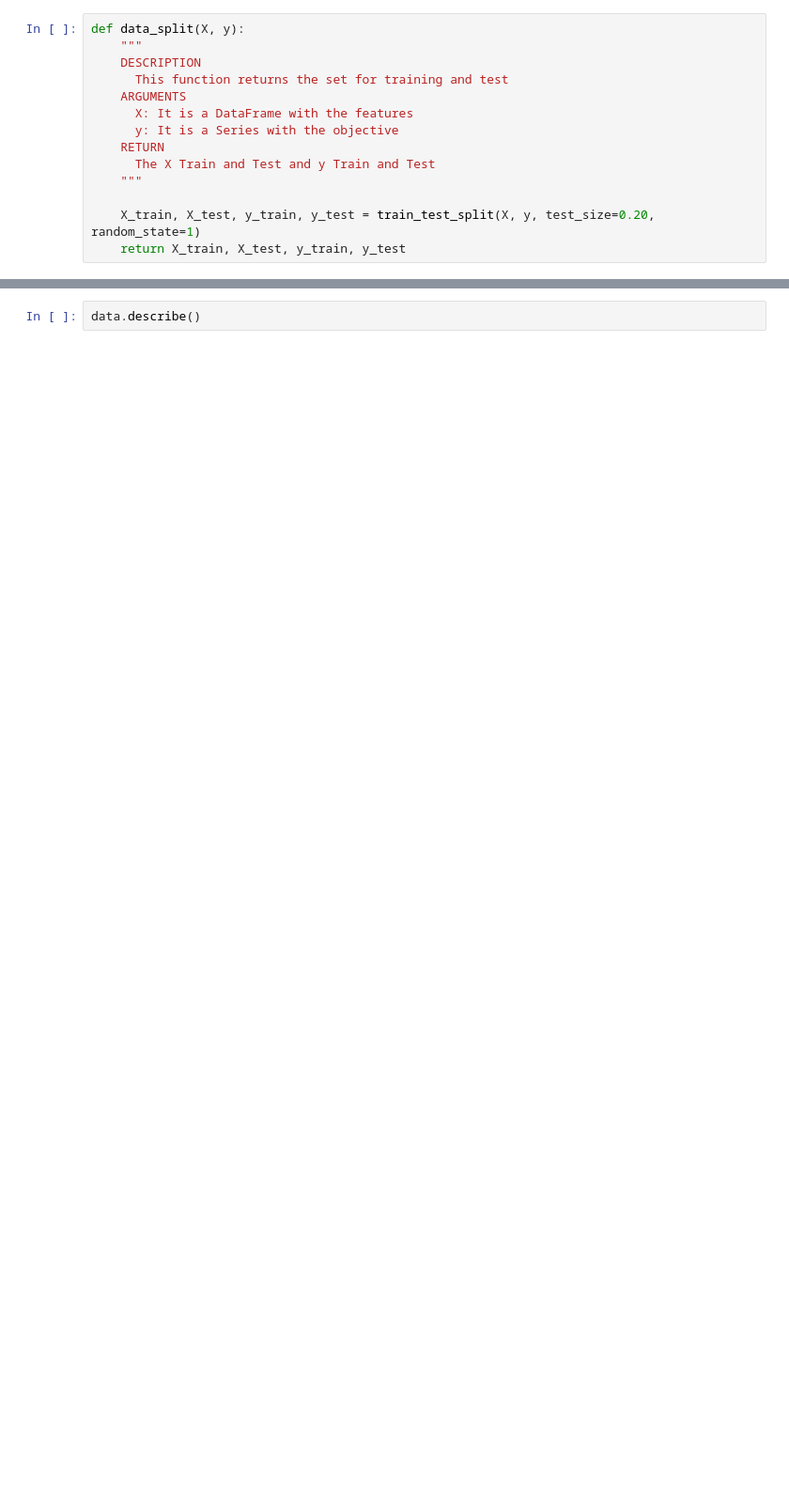
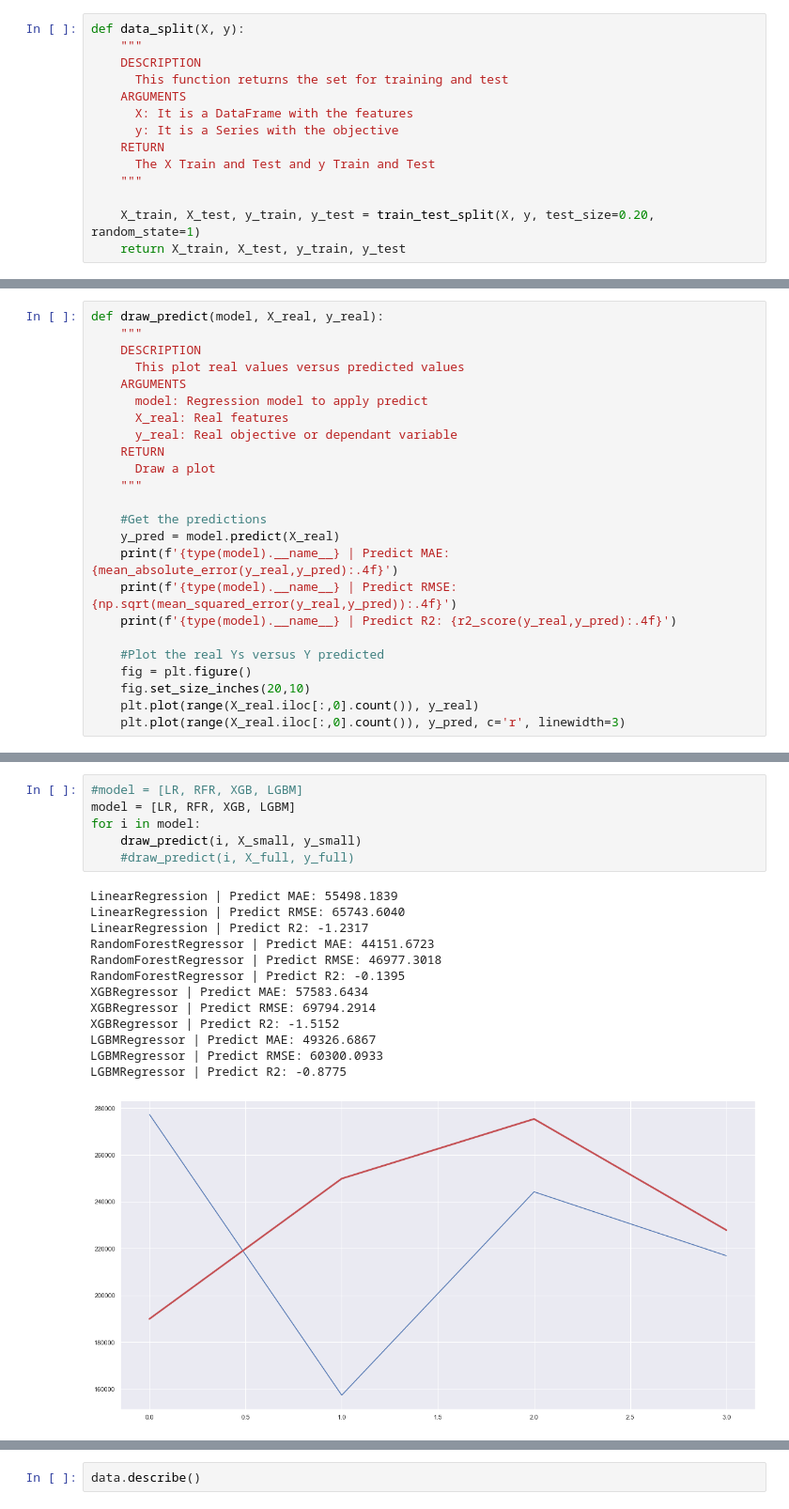
Before and after one commit to Jorge-Montenegro/TFM, a Jupyter notebook: TFM.ipynb, the cells around one changed output, grey strips where cells are left out. Shown at 94% size. Cells and saved outputs as stored; diff of their text form; blank space fills up the shorter version.

Commit message:
machine learning con 4 modelos, sigo con un overfitting del copón

```diff
--- a/TFM.ipynb
+++ b/TFM.ipynb
@@ -258,0 +305,24 @@ def data_split(X, y):
+# %%
+def draw_predict(model, X_real, y_real):
+    """
+    DESCRIPTION
+      This plot real values versus predicted values
+    ARGUMENTS
+      model: Regression model to apply predict
+      X_real: Real features
+      y_real: Real objective or dependant variable
+    RETURN
+      Draw a plot
+    """
+
+    #Get the predictions
+    y_pred = model.predict(X_real)
+    print(f'{type(model).__name__} | Predict MAE: {mean_absolute_error(y_real,y_pred):.4f}')
+    print(f'{type(model).__name__} | Predict RMSE: {np.sqrt(mean_squared_error(y_real,y_pred)):.4f}')
+    print(f'{type(model).__name__} | Predict R2: {r2_score(y_real,y_pred):.4f}')
+
+    #Plot the real Ys versus Y predicted
+    fig = plt.figure()
+    fig.set_size_inches(20,10)
+    plt.plot(range(X_real.iloc[:,0].count()), y_real)
+    plt.plot(range(X_real.iloc[:,0].count()), y_pred, c='r', linewidth=3)
@@ -276,0 +337,20 @@ data
+# %%
+#model = [LR, RFR, XGB, LGBM]
+model = [LR, RFR, XGB, LGBM]
+for i in model:
+    draw_predict(i, X_small, y_small)
+    #draw_predict(i, X_full, y_full)
+# %% [output]
+LinearRegression | Predict MAE: 55498.1839
+LinearRegression | Predict RMSE: 65743.6040
+LinearRegression | Predict R2: -1.2317
+RandomForestRegressor | Predict MAE: 44151.6723
+RandomForestRegressor | Predict RMSE: 46977.3018
+RandomForestRegressor | Predict R2: -0.1395
+XGBRegressor | Predict MAE: 57583.6434
+XGBRegressor | Predict RMSE: 69794.2914
+XGBRegressor | Predict R2: -1.5152
+LGBMRegressor | Predict MAE: 49326.6867
+LGBMRegressor | Predict RMSE: 60300.0933
+LGBMRegressor | Predict R2: -0.8775
+[figure, added]
```
Also changed, not shown: parts of 31 cells of this notebook.
